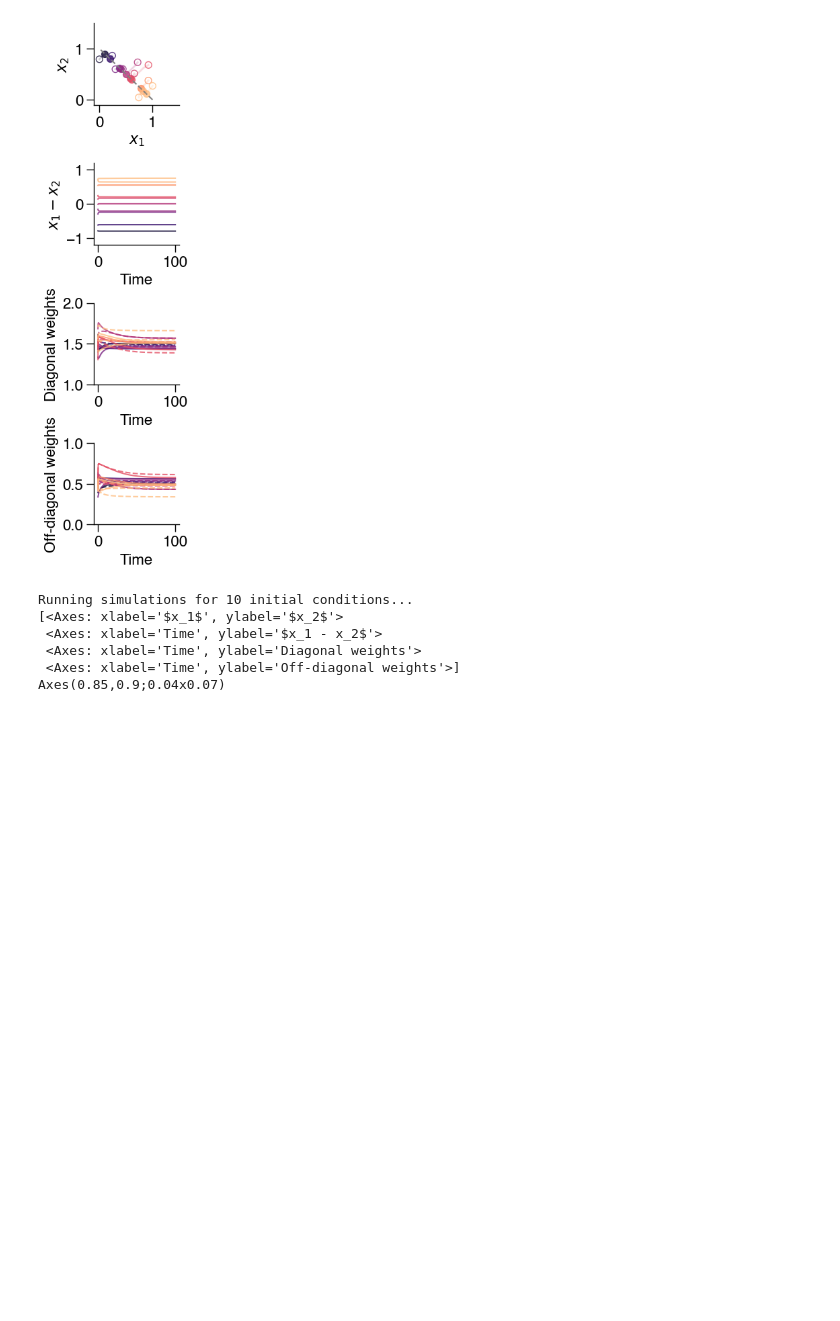
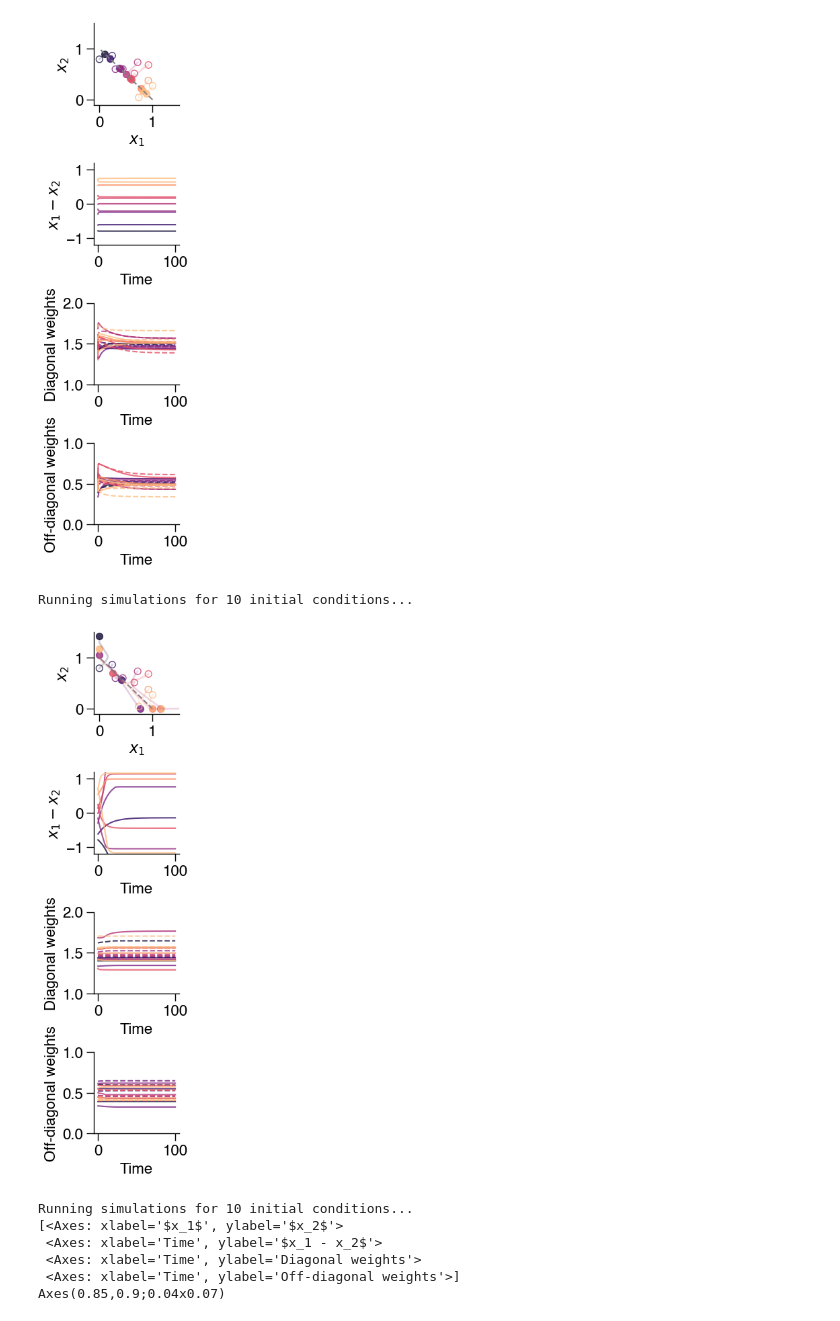
Before and after one commit to davidgbe/automated_plasticity_discovery, a Jupyter notebook: handbuilt_rules_analysis.ipynb, the cells around one changed output. Cells and saved outputs as stored; diff of their text form; code cells hidden in the pictures; blank space fills up the shorter version.

Commit message:
big updates to learned rules notebook

```diff
--- a/handbuilt_rules_analysis.ipynb
+++ b/handbuilt_rules_analysis.ipynb
@@ -31,6 +34,7 @@ class LinearSystem:
         w_12=None,
         w_21=None,
         w_inh=None,
+        deriv_sign=1,
     ):
         """
         Initialize the 2D linear system
@@ -55,6 +59,7 @@ class LinearSystem:
         self.learning_rate = learning_rate
         self.homeo_rate = homeo_rate
         self.alpha = alpha
+        self.deriv_sign = deriv_sign
 
         # Initial conditions based on your specification
         if w_11 is None:
@@ -104,6 +109,7 @@ class LinearSystem:
         dx1_dt, dx2_dt = dx_dt
 
         # Weight dynamics: dw_ij/dt = tau^2 * [dx_i/dt * x_j - x_i * dx_j/dt] - x_i(1-x_i) + x_j(1-x_j)
+        deriv_sign = self.deriv_sign
         homeo_rate = self.homeo_rate
         input_off = np.isclose(np.array(self.u_func(t+10)), 0) | np.isclose(np.array(self.u_func(t)), 0)
         if self.learning_rate == 0 or input_off.all():
@@ -111,10 +117,10 @@ class LinearSystem:
         else:
             z = 0.05 * np.maximum(u_t - 0.5, 0)
 
-            dw11_dt = self.learning_rate * (self.tau**2 * (self.alpha * z[0] * x[0] - dx1_dt * x[0]) + homeo_rate * (2 - w11 - w21)) + reset_t * (0.5 - w11)
-            dw12_dt = self.learning_rate * (self.tau**2 * (self.alpha * z[0] * x[1] - dx1_dt * x[1]) + homeo_rate * (2 - w22 - w12)) + reset_t * (0.5 - w12)
-            dw21_dt = self.learning_rate * (self.tau**2 * (self.alpha * z[1] * x[0]- dx2_dt * x[0]) + homeo_rate * (2 - w11 - w21)) + reset_t * (0.5 - w21)
-            dw22_dt = self.learning_rate * (self.tau**2 * (self.alpha * z[1] * x[1]- dx2_dt * x[1]) + homeo_rate * (2 - w22 - w12)) + reset_t * (0.5 - w22)
+            dw11_dt = self.learning_rate * (self.tau**2 * (self.alpha * z[0] * x[0] - deriv_sign * dx1_dt * x[0]) + homeo_rate * (2 - w11 - w21)) + reset_t * (0.5 - w11)
+            dw12_dt = self.learning_rate * (self.tau**2 * (self.alpha * z[0] * x[1] - deriv_sign * dx1_dt * x[1]) + homeo_rate * (2 - w22 - w12)) + reset_t * (0.5 - w12)
+            dw21_dt = self.learning_rate * (self.tau**2 * (self.alpha * z[1] * x[0] - deriv_sign * dx2_dt * x[0]) + homeo_rate * (2 - w11 - w21)) + reset_t * (0.5 - w21)
+            dw22_dt = self.learning_rate * (self.tau**2 * (self.alpha * z[1] * x[1] - deriv_sign * dx2_dt * x[1]) + homeo_rate * (2 - w22 - w12)) + reset_t * (0.5 - w22)
 
         return [dx1_dt, dx2_dt, dw11_dt, dw12_dt, dw21_dt, dw22_dt]
 
@@ -168,6 +174,7 @@ def run_simulation(
     y_lim_3=None,
     y_lim_4=None,
     width=1,
+    deriv_sign=1,
 ):
     """
     Run simulation with time-varying input
@@ -218,7 +225,8 @@ def run_simulation(
         # Create system with this initial condition and time-varying input
         system = LinearSystem(u_funcs[i], reset_funcs[i], tau, x1_init=x1_init, x2_init=x2_init, noise_std=0,
                             weight_perturbation=weight_perturbation,
-                            learning_rate=learning_rate, homeo_rate=homeo_rate, alpha=alpha, w_inh=w_inh)
+                            learning_rate=learning_rate, homeo_rate=homeo_rate, alpha=alpha, w_inh=w_inh,
+                            deriv_sign=deriv_sign)
 
         # Simulate
         t, x1, x2, w11, w12, w21, w22, u_history = system.simulate(t_sim, dt=0.002)
@@ -397,6 +400,24 @@ Running simulations for 10 initial conditions...
  <Axes: xlabel='Time', ylabel='Diagonal weights'>
  <Axes: xlabel='Time', ylabel='Off-diagonal weights'>]
 [figure]
+# %%
+run_simulation(
+    homeo_rate=0,
+    learning_rate=1,
+    seed=13,
+    weight_perturbation=0.1,
+    noise_std=0.2,
+    t_sim=(0, 100),
+    save_path='figures/handbuilt_rules/2d_handbuilt_hebbian_presyn',
+    y_lim_2=(-1.2, 1.2),
+    y_lim_3=(1, 2),
+    y_lim_4=(0, 1),
+    deriv_sign=-0.01,
+)
+None
+# %% [output]
+Running simulations for 10 initial conditions...
+[figure, added]
 # %%
 np.random.seed(105)
 dt = 0.002
```
Also changed, not shown: parts of 2 cells of this notebook, 5 other files.
